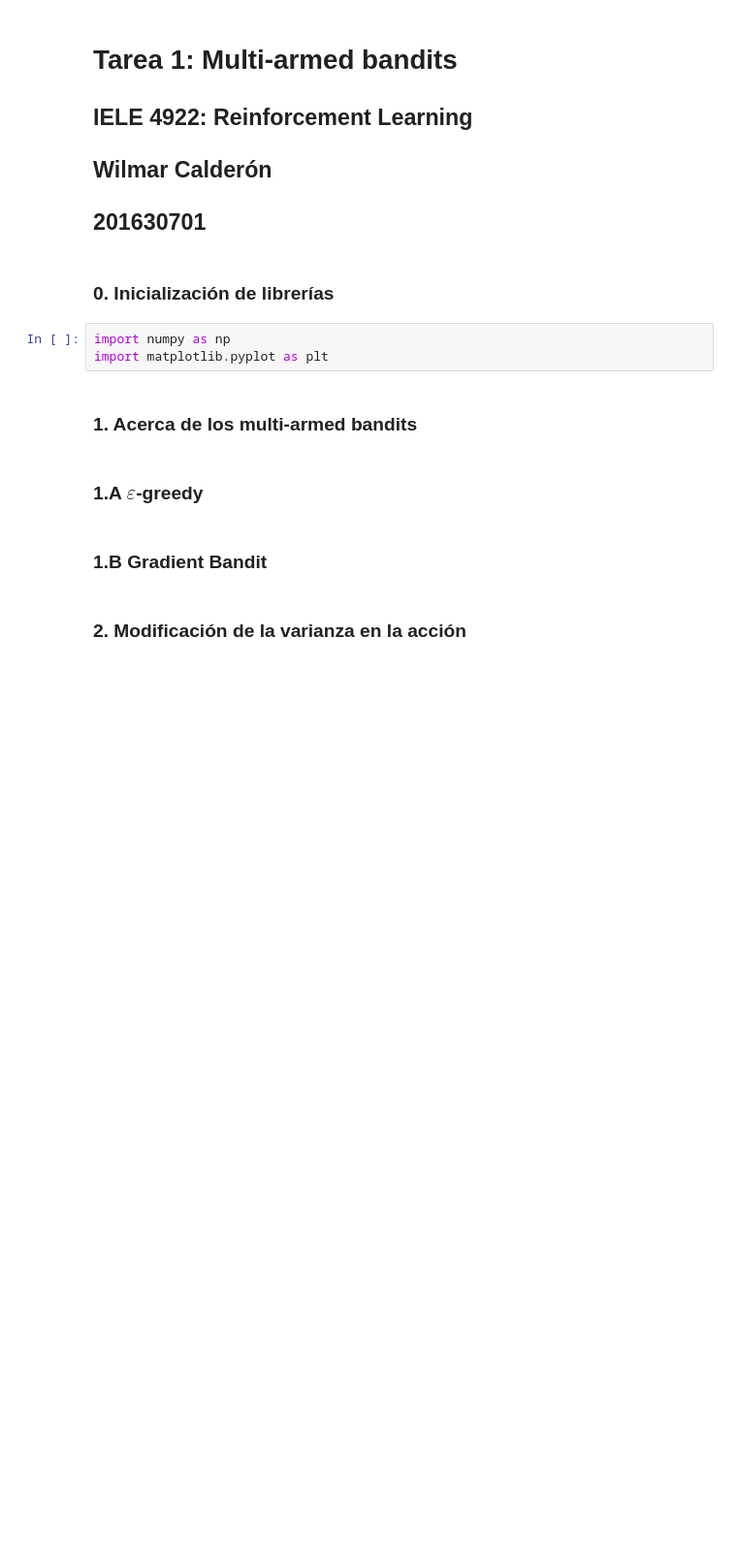
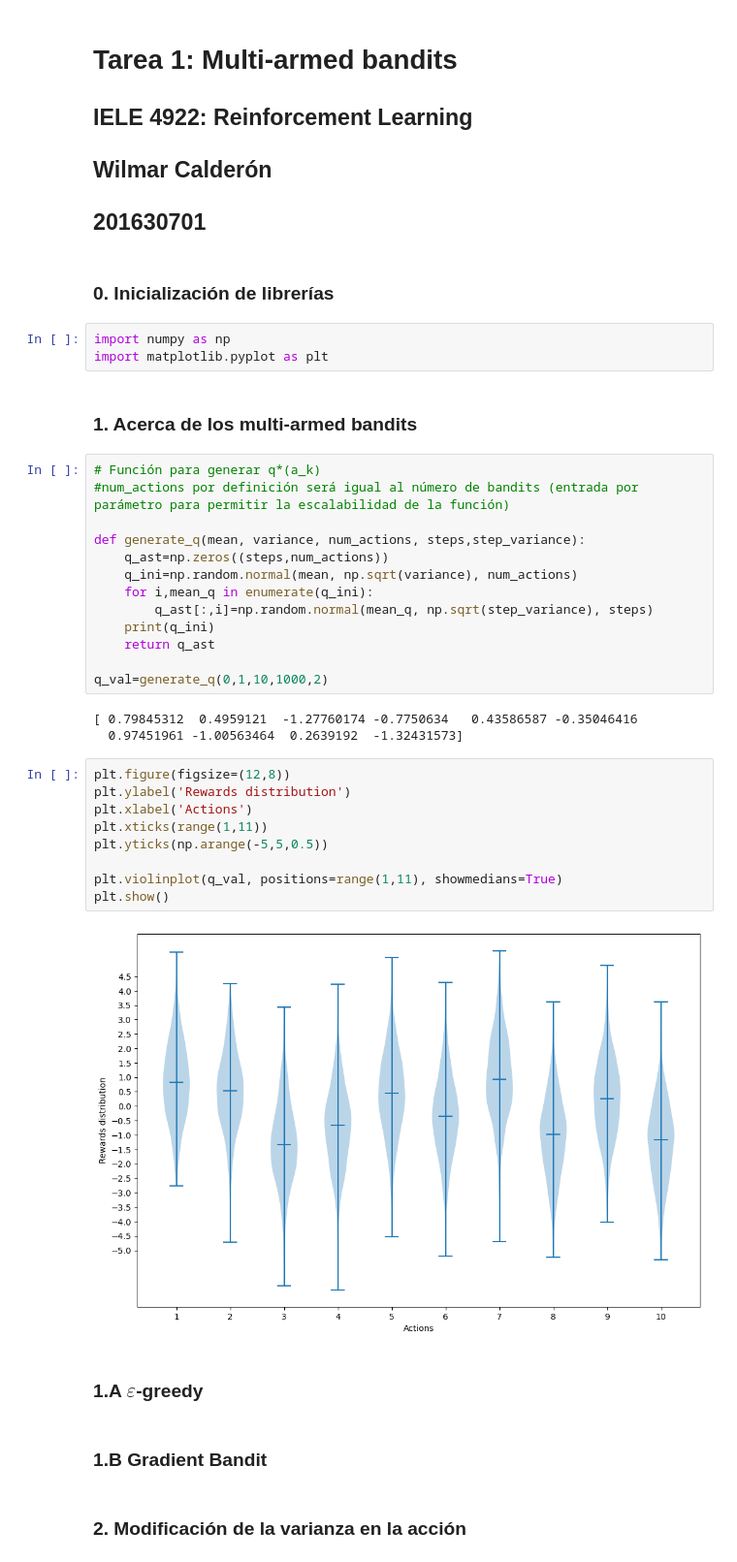
Before and after one commit to wilmarc/Reinforcement-Learning, a Jupyter notebook: hw1-wacg/Tarea1_wacg.ipynb, the cells around one changed output. Shown: that part at 97% size. Cells and saved outputs as stored; diff of their text form; blank space fills up the shorter version.

```diff
--- a/hw1-wacg/Tarea1_wacg.ipynb
+++ b/hw1-wacg/Tarea1_wacg.ipynb
@@ -10,6 +10,33 @@ import numpy as np
 import matplotlib.pyplot as plt
 # %% [markdown]
 ### 1. Acerca de los multi-armed bandits
+# %%
+# Función para generar q*(a_k)
+#num_actions por definición será igual al número de bandits (entrada por parámetro para permitir la escalabilidad de la función)
+
+def generate_q(mean, variance, num_actions, steps,step_variance):
+    q_ast=np.zeros((steps,num_actions))
+    q_ini=np.random.normal(mean, np.sqrt(variance), num_actions)
+    for i,mean_q in enumerate(q_ini):
+        q_ast[:,i]=np.random.normal(mean_q, np.sqrt(step_variance), steps)
+    print(q_ini)
+    return q_ast
+
+q_val=generate_q(0,1,10,1000,2)
+# %% [output]
+[ 0.79845312  0.4959121  -1.27760174 -0.7750634   0.43586587 -0.35046416
+  0.97451961 -1.00563464  0.2639192  -1.32431573]
+# %%
+plt.figure(figsize=(12,8))
+plt.ylabel('Rewards distribution')
+plt.xlabel('Actions')
+plt.xticks(range(1,11))
+plt.yticks(np.arange(-5,5,0.5))
+
+plt.violinplot(q_val, positions=range(1,11), showmedians=True)
+plt.show()
+# %% [output]
+[figure, added]
 # %% [markdown]
 ### 1.A $\varepsilon$-greedy
 # %% [markdown]
```
